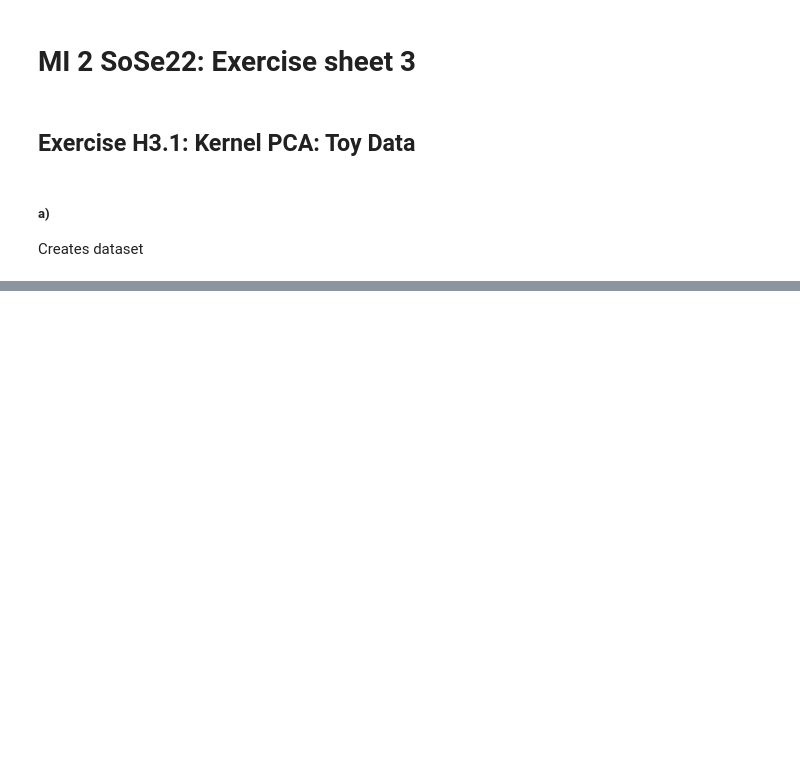
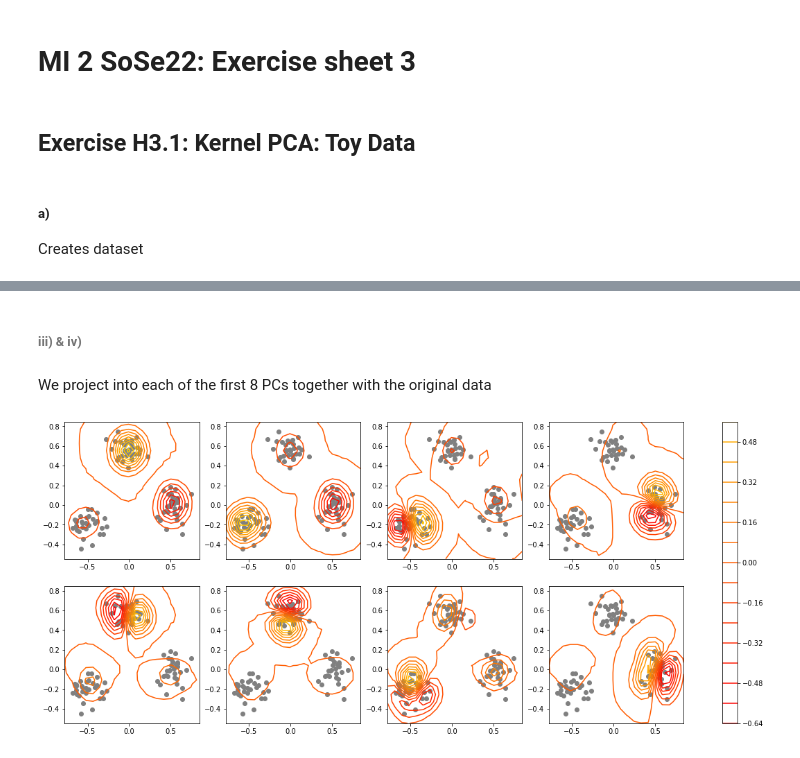
Before and after one commit to TCodina/Machine_Intelligence_2, a Jupyter notebook: Es_3/sheet03_solved.ipynb, the cells around one changed output, grey strips where cells are left out. Saved outputs shown, nothing was run; the diff lists cells and outputs as text; code cells hidden in the pictures; blank space fills up the shorter version.

```diff
--- a/Es_3/sheet03_solved.ipynb
+++ b/Es_3/sheet03_solved.ipynb
@@ -375,0 +130,9 @@ We can see that $\epsilon = 0.002$ is too small so the weights never manage to c
+# %%
+# Now we build the Kernel matrix between examples and test points
+K_testpoints_uncentered = np.zeros((90, grid_points.shape[1]))
+
+for (j, x_grid) in enumerate(grid_points.T):
+    for (i, x) in enumerate(data):
+        K_testpoints_uncentered[i, j] = RBF(x, x_grid)
+
+K_testpoints = center_kernel(K_testpoints_uncentered)
@@ -375,0 +145,22 @@ We can see that $\epsilon = 0.002$ is too small so the weights never manage to c
+# %%
+# Space spanned by the first 8 PCs
+a_subspace = a_vector_sorted[:,:8]
+
+data_transformed = a_subspace.T.dot(K_testpoints)
+# %% [markdown]
+###### iii) & iv)
+# %% [markdown]
+We project into each of the first 8 PCs together with the original data
+# %%
+fig, axes = plt.subplots(2,4, figsize = (20,8))
+
+for (i, ax) in enumerate(axes.flatten()):
+    pci = data_transformed[i]
+    plt.sca(ax)
+    cont = plt.contour(xx, yy, pci.reshape((20,20)), cmap = "hot", vmin = -2, vmax = 2, levels = 15)
+    plt.scatter(data[:, 0], data[:, 1], marker = 'o', color = 'grey')
+
+plt.colorbar(cont, ax = axes)
+plt.show()
+# %% [output]
+[figure, added]
```
Also changed, not shown: parts of 46 cells of this notebook.
